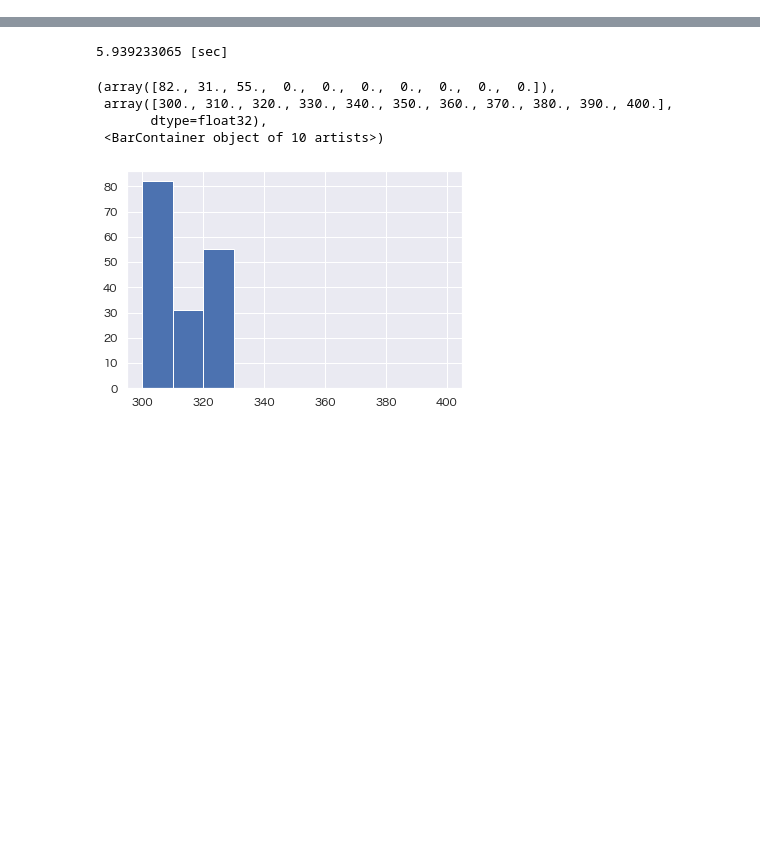
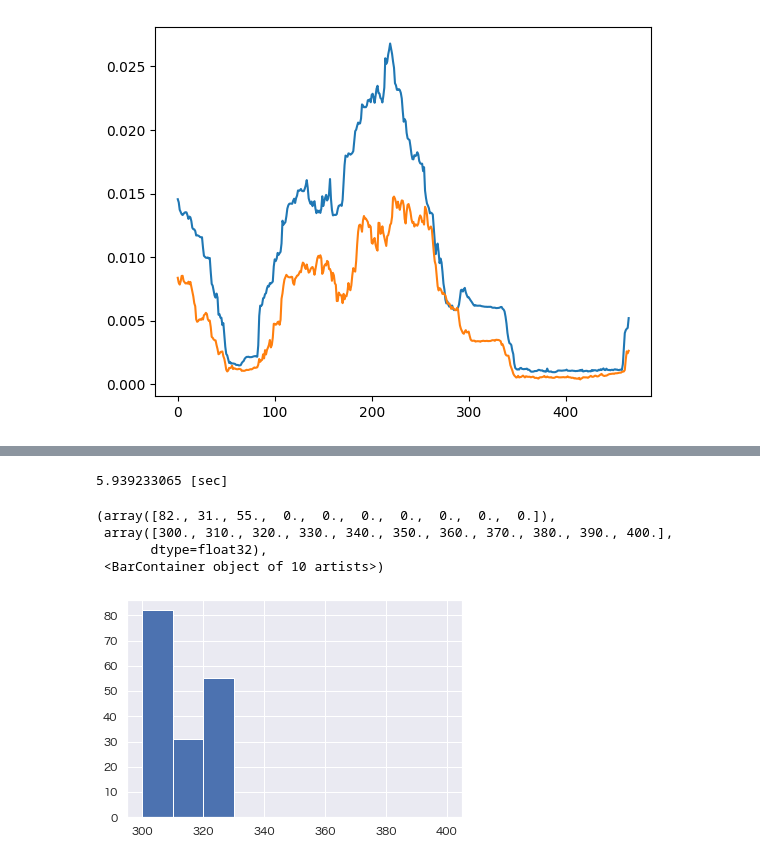
Before and after one commit to te260ku/pop1-kill-extractor, a Jupyter notebook: dev/audio_analysis.ipynb, the cells around one changed output, grey strips where cells are left out. Saved outputs shown, nothing was run; the diff lists cells and outputs as text; code cells hidden in the pictures; blank space fills up the shorter version.

```diff
--- a/dev/audio_analysis.ipynb
+++ b/dev/audio_analysis.ipynb
@@ -0,0 +209,82 @@
+# %%
+import librosa
+import numpy as np
+
+def fft_ave(data, Fs):
+    fft = np.fft.fft(data)                      # FFT（実部と虚部）
+    fft_amp = np.abs(fft / (Fs / 2))            # 振幅成分を計算
+    return fft_amp
+
+
+def calc_fft_mean_in_window(target_sound_file, game_audio_file, min_freq, max_freq):
+    # 効果音の読み込み
+    target_sound, sr_target = librosa.load(target_sound_file, sr=None)
+
+    # ゲーム音声の読み込み
+    game_audio, sr_game = librosa.load(game_audio_file, sr=None)
+
+    game_audio = game_audio[3729:268330]
+    # game_audio = game_audio[565136:829735]
+
+
+    # 効果音の長さを取得
+    target_sound_length = len(target_sound)
+
+    # 窓のサイズを効果音と同じに設定
+    window_size = target_sound_length
+
+    # 窓をスライドさせるステップサイズ
+    step_size = 512
+
+    # 平均値を保存するリスト
+    mean_values = []
+    std_values = []
+
+    # ゲーム音声を窓で切り出して平均値を計算
+    for i in range(0, len(game_audio) - window_size + 1, step_size):
+        windowed_audio = game_audio[i:i + window_size]
+
+        # ウィンドウ内の平均を計算
+        fft_result = fft_ave(windowed_audio, sr_game)
+        frequencies = np.fft.fftfreq(len(fft_result), 1.0 / sr_game)
+        min_bin = np.argmin(np.abs(frequencies - min_freq))
+        max_bin = np.argmin(np.abs(frequencies - max_freq))
+
+        # 指定した周波数帯域内の振幅を取得
+        extracted = fft_result[min_bin:max_bin]
+
+        # 指定した周波数帯域内の平均値を計算
+        mean_value = np.mean(extracted)
+        mean_values.append(mean_value)
+
+        std_value = np.std(extracted)
+        std_values.append(std_value)
+
+    return mean_values, std_values
+
+# ゲーム音声ファイル
+game_audio_file = "../videos/output.wav"
+
+# 効果音ファイル
+target_sound_file = "../audio/kill_audio_1.wav"
+
+# 特定の周波数帯域の範囲（例：100 Hzから1000 Hz）
+min_freq = 32
+max_freq = 64
+
+# 平均値を計算
+mean_values, std_values = calc_fft_mean_in_window(target_sound_file, game_audio_file, min_freq, max_freq)
+
+print(mean_values)
+print(std_values)
+
+threshold_mean = 0.02
+threshold_std = 0.02
+
+for i, (mean_value, std_value) in enumerate(zip(mean_values, std_values)):
+    if mean_value >= threshold_mean and std_value <= threshold_std:
+        print(f"平均: {mean_value}, 標準偏差: {std_value} (インデックス {i})")
+
+plt.plot(mean_values)
+plt.plot(std_values)
+# %% [output]
@@ -0,0 +309 @@
+[figure, added]
```
Also changed, not shown: parts of 9 cells of this notebook, 1 other file.
